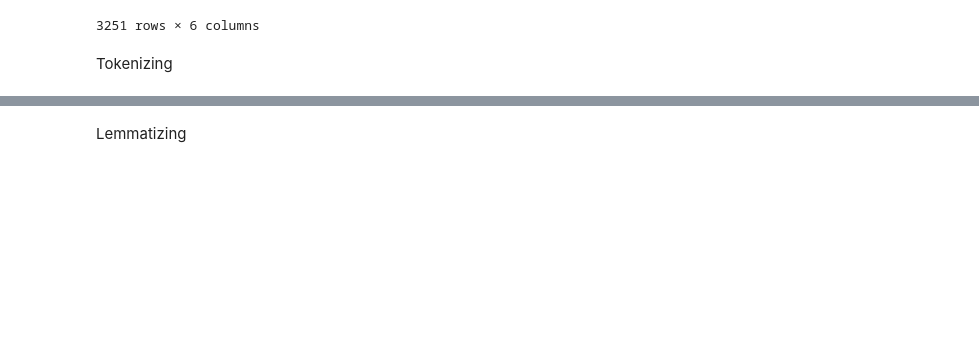
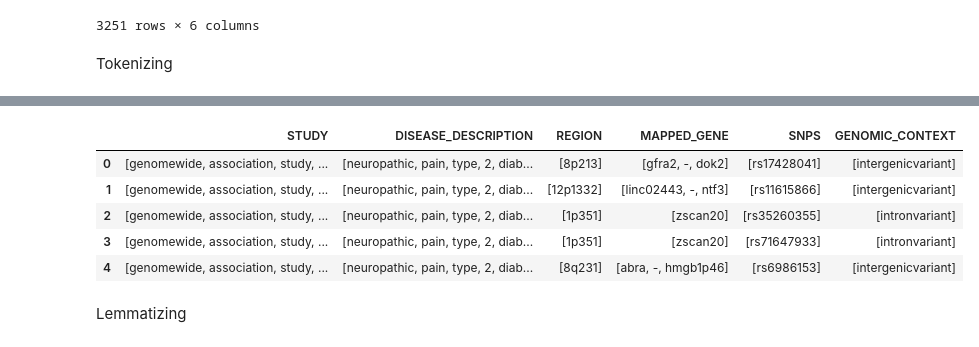
Before and after one commit to AbdullahDahabre/T2D-Prediction-System--Data-Fusion-for-Enhanced-Decision-Making, a Jupyter notebook: genetic.ipynb, the cells around one changed output, grey strips where cells are left out. Cells and saved outputs as stored; diff of their text form; code cells hidden in the pictures; blank space fills up the shorter version.

```diff
--- a/genetic.ipynb
+++ b/genetic.ipynb
@@ -1586,3 +1589,19 @@ temp_df
+# %%
+# Apply custom tokenizer to all text columns
+temp_df = temp_df.applymap(lambda text: custom_word_tokenize(text) if isinstance(text, str) else text)
+
+# Display the DataFrame
+import pandas as pd
+from IPython.display import display
+
+display(temp_df.head())  # Show the first few rows
+# %% [output]
+|  | STUDY | DISEASE_DESCRIPTION | REGION | MAPPED_GENE | SNPS | GENOMIC_CONTEXT |
+| 0 | [genomewide, association, study, ... | [neuropathic, pain, type, 2, diab... | [8p213] | [gfra2, -, dok2] | [rs17428041] | [intergenicvariant] |
+| 1 | [genomewide, association, study, ... | [neuropathic, pain, type, 2, diab... | [12p1332] | [linc02443, -, ntf3] | [rs11615866] | [intergenicvariant] |
+| 2 | [genomewide, association, study, ... | [neuropathic, pain, type, 2, diab... | [1p351] | [zscan20] | [rs35260355] | [intronvariant] |
+| 3 | [genomewide, association, study, ... | [neuropathic, pain, type, 2, diab... | [1p351] | [zscan20] | [rs71647933] | [intronvariant] |
+| 4 | [genomewide, association, study, ... | [neuropathic, pain, type, 2, diab... | [8q231] | [abra, -, hmgb1p46] | [rs6986153] | [intergenicvariant] |
 # %% [markdown]
 Lemmatizing
 # %%
```
Also changed, not shown: parts of 12 cells of this notebook, 9 other files.
